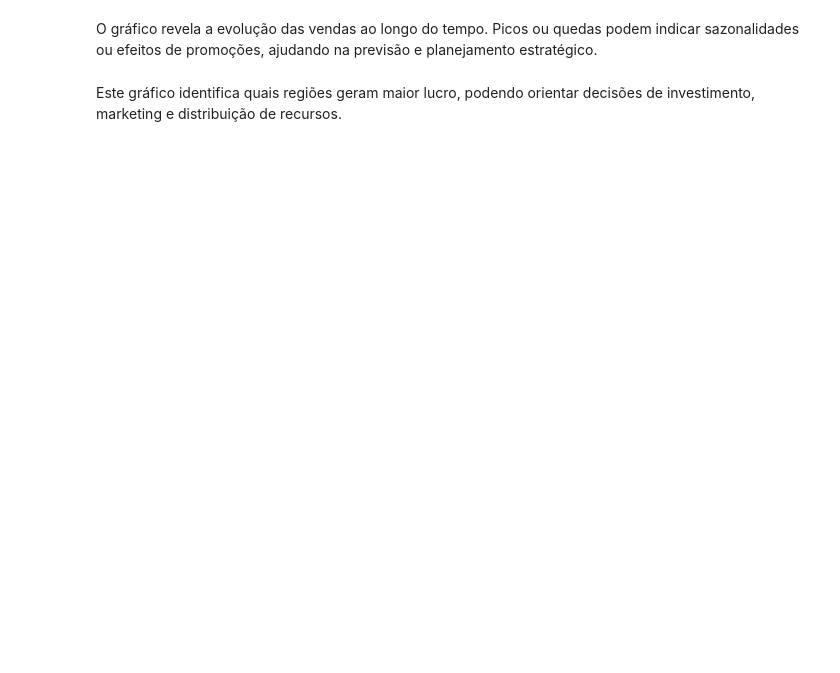
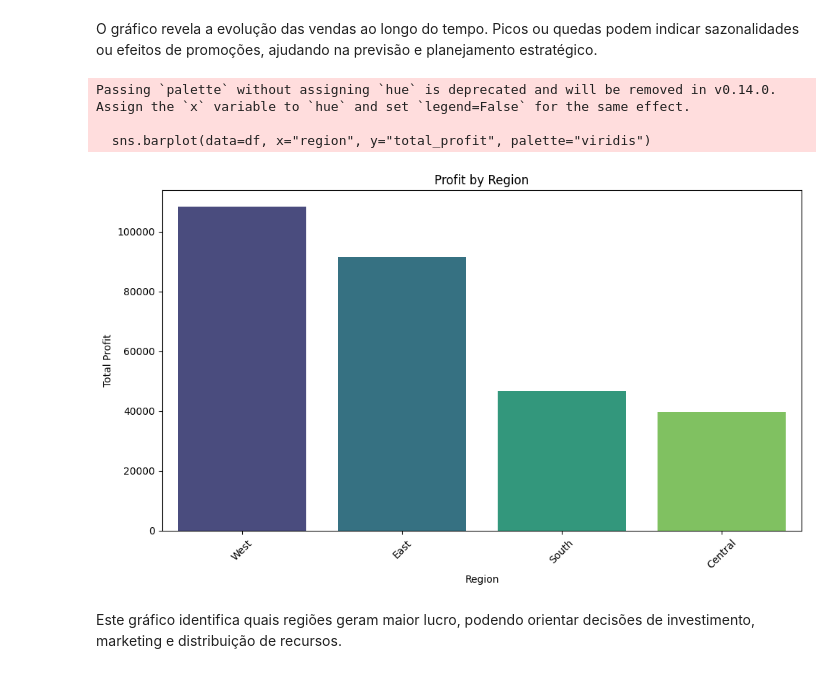
Before and after one commit to 0xAbelheira/Super-Store-DataWarehouse, a Jupyter notebook: Data_Analysis.ipynb, the cells around one changed output. Saved outputs shown, nothing was run; the diff lists cells and outputs as text; code cells hidden in the pictures; blank space fills up the shorter version.

```diff
--- a/Data_Analysis.ipynb
+++ b/Data_Analysis.ipynb
@@ -43,29 +52,34 @@ plt.show()
 # %% [markdown]
 O gráfico revela a evolução das vendas ao longo do tempo. Picos ou quedas podem indicar sazonalidades ou efeitos de promoções, ajudando na previsão e planejamento estratégico.
 # %%
-# Célula: Lucro por Região
+# Cell: Profit by Region
 query = """
 SELECT
-    r.region_name AS regiao,
-    SUM(o.profit_order) AS total_lucro
+    r.region_name AS region,
+    SUM(o.profit_order) AS total_profit
 FROM Orders o
 JOIN Location l ON o.location_id = l.location_id
 JOIN State s ON l.state_id = s.state_id
 JOIN Region r ON s.region_id = r.region_id
 GROUP BY r.region_name
-ORDER BY total_lucro DESC;
+ORDER BY total_profit DESC;
 """
 
 df = pd.read_sql(query, conn)
 
 plt.figure(figsize=(10,6))
-sns.barplot(data=df, x="regiao", y="total_lucro", palette="viridis")
-plt.title("Lucro por Região")
-plt.xlabel("Região")
-plt.ylabel("Total de Lucro")
+sns.barplot(data=df, x="region", y="total_profit", palette="viridis")
+plt.title("Profit by Region")
+plt.xlabel("Region")
+plt.ylabel("Total Profit")
 plt.xticks(rotation=45)
 plt.tight_layout()
 plt.show()
+# %% [output]
+Passing `palette` without assigning `hue` is deprecated and will be removed in v0.14.0. Assign the `x` variable to `hue` and set `legend=False` for the same effect.
+
+  sns.barplot(data=df, x="region", y="total_profit", palette="viridis")
+[figure, added]
 # %% [markdown]
 Este gráfico identifica quais regiões geram maior lucro, podendo orientar decisões de investimento, marketing e distribuição de recursos.
 # %%
```
Also changed, not shown: parts of 11 cells of this notebook.
